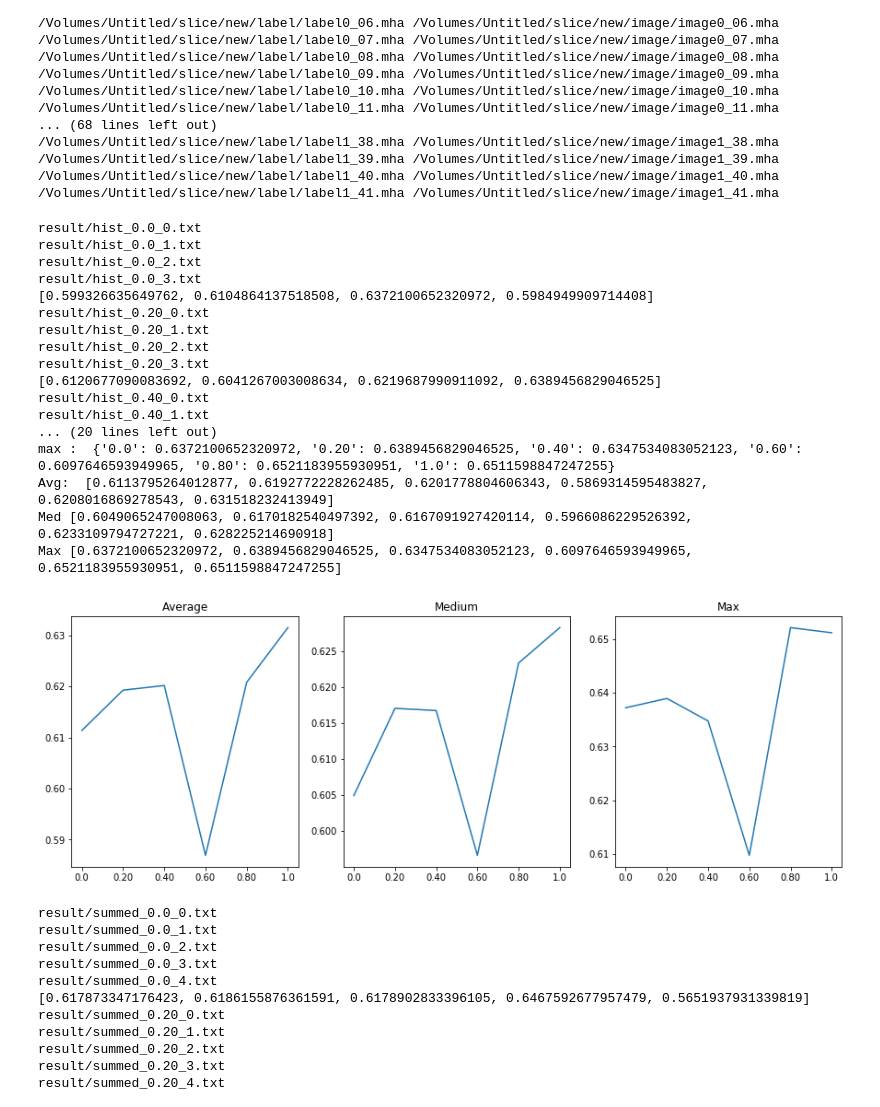
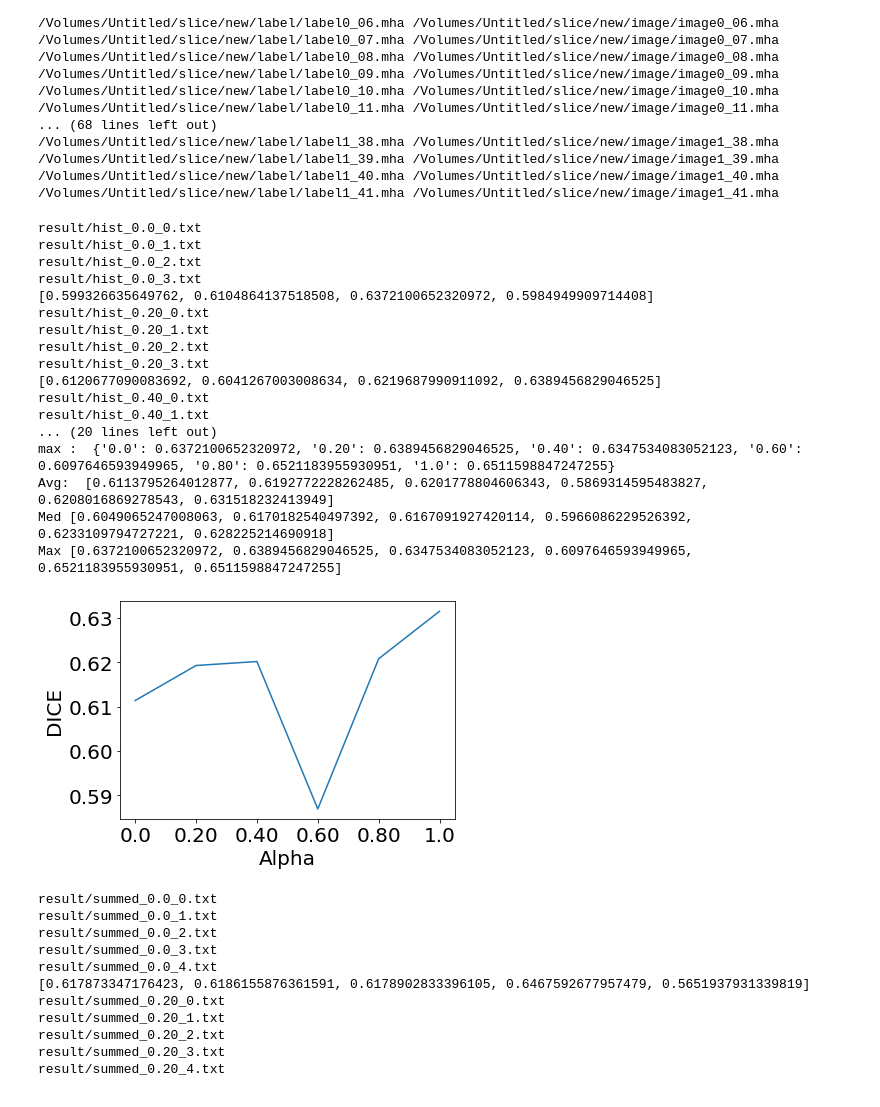
Before and after one commit to t-rryyyoooo/KIDNEY, a Jupyter notebook: plot.ipynb, the cells around one changed output. Saved outputs shown, nothing was run; the diff lists cells and outputs as text; code cells hidden in the pictures.

Commit message:
plot

```diff
--- a/plot.ipynb
+++ b/plot.ipynb
@@ -449,6 +449,15 @@ def outputMax(num):
     num.sort()
 
     return num[-1]
+
+def advancedSettings(xlabel, ylabel, fontsize=20):
+    #plt.figure(figsize=(10,10))
+    plt.xlabel(xlabel, fontsize=fontsize)
+    plt.ylabel(ylabel, fontsize=fontsize)
+    #plt.xticks(left + width/2,left)
+    plt.xticks(fontsize=fontsize)
+    plt.yticks(fontsize=fontsize)
+    plt.show()
 # %%
 inputPath = 'result/hist_'
 alpha = ['0.0', '0.20', '0.40',  '0.60', '0.80', '1.0']
@@ -484,41 +493,42 @@ avgList = []
 medList = []
 maxList = []
 for a in alpha:
     avgList.append(avg[a])
     medList.append(med[a])
     maxList.append(Max[a])
 
 print("Avg: ", avgList)
 print("Med", medList)
 print("Max", maxList)
 
-fig, axes = plt.subplots(1, 3, figsize=(15,5))
-axes[0].plot(alpha, avgList)
-axes[0].set_title("Average")
-axes[1].plot(alpha, medList)
-axes[1].set_title("Medium")
-axes[2].plot(alpha, maxList)
-axes[2].set_title("Max")
+#fig, axes = plt.subplots(1, 1, figsize=(15,5))
+plt.plot(alpha, avgList)
+#axes[0].set_title("Average")
+#axes[1].plot(alpha, medList)
+#axes[1].set_title("Medium")
+#axes[2].plot(alpha, maxList)
+#axes[2].set_title("Max")
+advancedSettings("Alpha", "DICE")
 plt.show()
 # %% [output]
 result/hist_0.0_0.txt
 result/hist_0.0_1.txt
 result/hist_0.0_2.txt
 result/hist_0.0_3.txt
 [0.599326635649762, 0.6104864137518508, 0.6372100652320972, 0.5984949909714408]
 result/hist_0.20_0.txt
 result/hist_0.20_1.txt
 result/hist_0.20_2.txt
 result/hist_0.20_3.txt
 [0.6120677090083692, 0.6041267003008634, 0.6219687990911092, 0.6389456829046525]
 result/hist_0.40_0.txt
 result/hist_0.40_1.txt
 ... (20 lines left out)
 max :  {'0.0': 0.6372100652320972, '0.20': 0.6389456829046525, '0.40': 0.6347534083052123, '0.60': 0.6097646593949965, '0.80': 0.6521183955930951, '1.0': 0.6511598847247255}
 Avg:  [0.6113795264012877, 0.6192772228262485, 0.6201778804606343, 0.5869314595483827, 0.6208016869278543, 0.631518232413949]
 Med [0.6049065247008063, 0.6170182540497392, 0.6167091927420114, 0.5966086229526392, 0.6233109794727221, 0.628225214690918]
 Max [0.6372100652320972, 0.6389456829046525, 0.6347534083052123, 0.6097646593949965, 0.6521183955930951, 0.6511598847247255]
-[figure, old version]
+[figure, new version]
 # %%
 inputPath = 'result/summed_'
 alpha = ['0.0', '0.20', '0.40',  '0.60', '0.80', '1.0']
```
Also changed, not shown: 1 other file.
